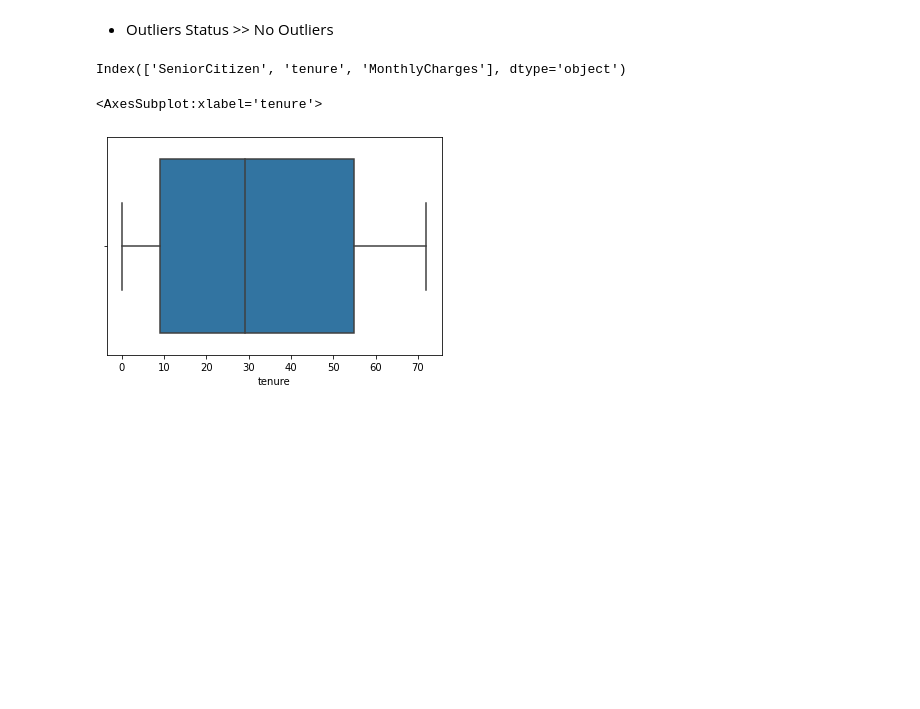
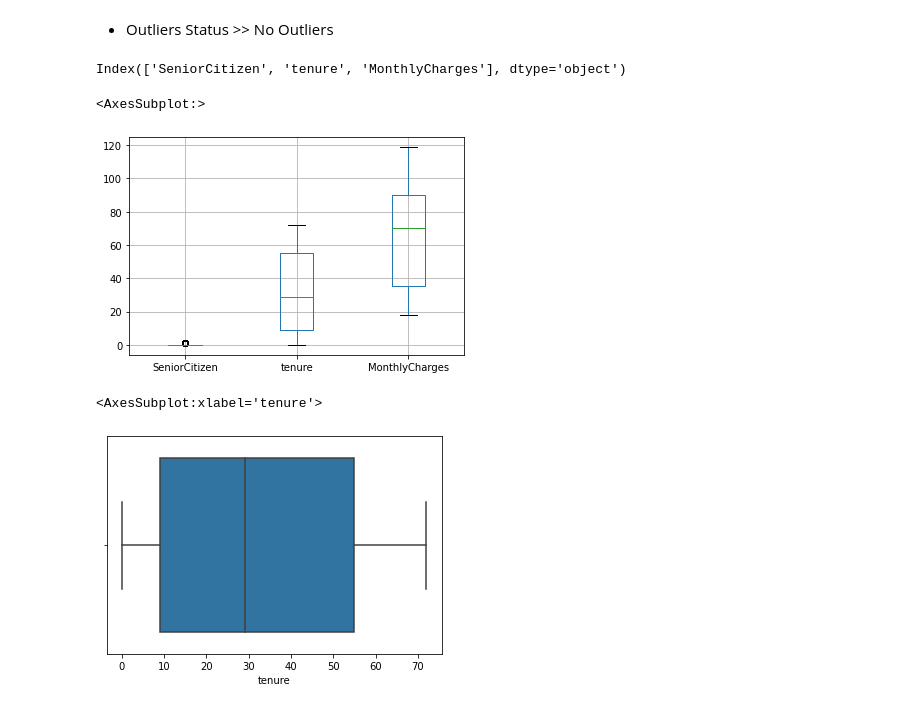
Before and after one commit to SDA8144/Project-ML-3, a Jupyter notebook: Project_ML_3.ipynb, the cells around one changed output. Saved outputs shown, nothing was run; the diff lists cells and outputs as text; code cells hidden in the pictures; blank space fills up the shorter version.

```diff
--- a/Project_ML_3.ipynb
+++ b/Project_ML_3.ipynb
@@ -271,6 +278,11 @@ Index(['SeniorCitizen', 'tenure', 'MonthlyCharges'], dtype='object')
 df._get_numeric_data().columns
 # %% [output]
 Index(['SeniorCitizen', 'tenure', 'MonthlyCharges'], dtype='object')
+# %%
+df.boxplot()
+# %% [output]
+<AxesSubplot:>
+[figure, added]
 # %%
 sns.boxplot(x = df["tenure"])
 # %% [output]
```
Also changed, not shown: parts of 153 cells of this notebook.
